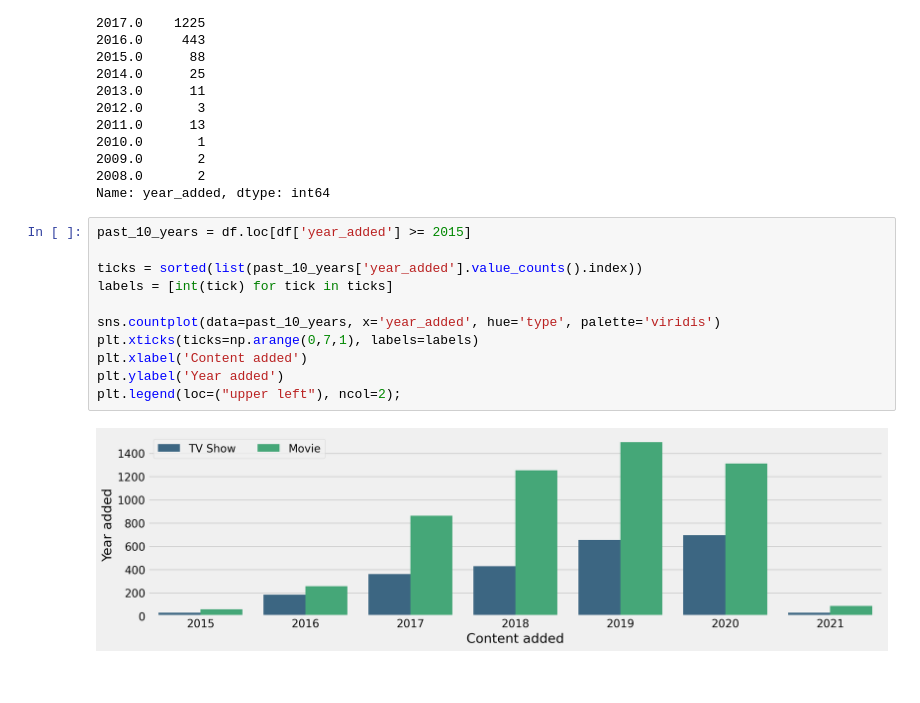
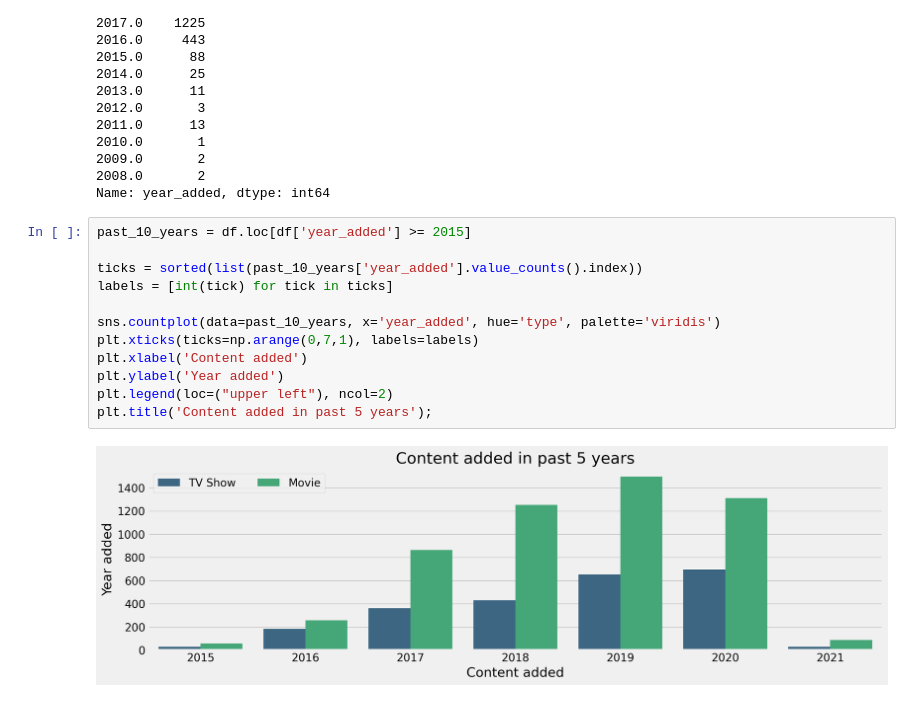
Before and after one commit to Manav099/ExploratoryDataAnalysis, a Jupyter notebook: Project02-netflix_moviesandtvshows/Netflix-EDA.ipynb, the cells around one changed output. Drawn from its saved outputs; the diff is of its cells as text.

Commit message:
Updated with more visualizations

```diff
--- a/Project02-netflix_moviesandtvshows/Netflix-EDA.ipynb
+++ b/Project02-netflix_moviesandtvshows/Netflix-EDA.ipynb
@@ -509,13 +510,14 @@ Name: year_added, dtype: int64
 # %%
 past_10_years = df.loc[df['year_added'] >= 2015]
 
 ticks = sorted(list(past_10_years['year_added'].value_counts().index))
 labels = [int(tick) for tick in ticks]
 
 sns.countplot(data=past_10_years, x='year_added', hue='type', palette='viridis')
 plt.xticks(ticks=np.arange(0,7,1), labels=labels)
 plt.xlabel('Content added')
 plt.ylabel('Year added')
-plt.legend(loc=("upper left"), ncol=2);
+plt.legend(loc=("upper left"), ncol=2)
+plt.title('Content added in past 5 years');
 # %% [output]
-[figure, old version]
+[figure, new version]
```
Also changed, not shown: parts of 27 cells of this notebook.
